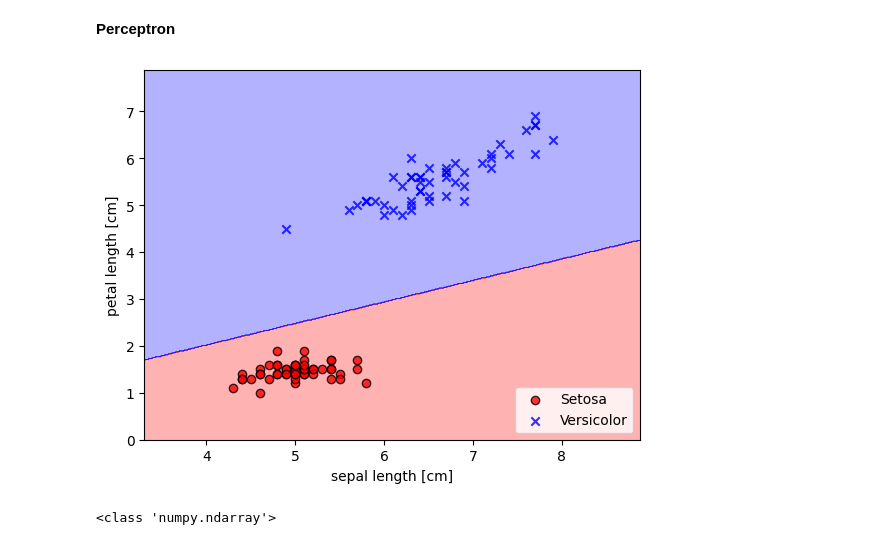
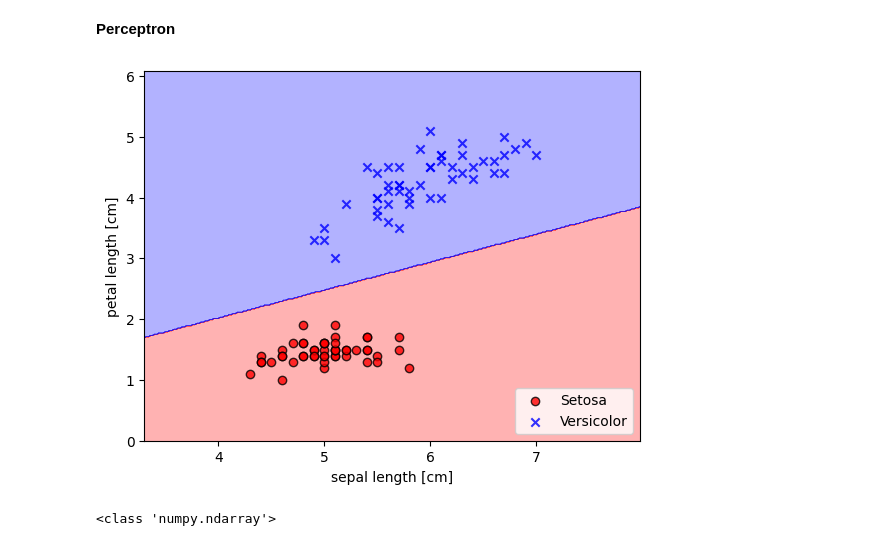
Before and after one commit to ander9991/CS-GY-6923-Machine-Learning, a Jupyter notebook: Steven_Granaturov_Assignment02.ipynb, the cells around one changed output. Drawn from its saved outputs; the diff is of its cells as text; code cells hidden in the pictures.

```diff
--- a/Steven_Granaturov_Assignment02.ipynb
+++ b/Steven_Granaturov_Assignment02.ipynb
@@ -139,35 +138,35 @@ def plot_decision_regions(X, y, classifier, resolution=0.02):
     # plot the decision surface
     x1_min, x1_max = X[:, 0].min() - 1, X[:, 0].max() + 1
     x2_min, x2_max = X[:, 1].min() - 1, X[:, 1].max() + 1
     xx1, xx2 = np.meshgrid(np.arange(x1_min, x1_max, resolution),
                            np.arange(x2_min, x2_max, resolution))
     Z = classifier.predict(np.array([xx1.ravel(), xx2.ravel()]).T)
     Z = Z.reshape(xx1.shape)
     plt.contourf(xx1, xx2, Z, alpha=0.3, cmap=cmap)
     plt.xlim(xx1.min(), xx1.max())
     plt.ylim(xx2.min(), xx2.max())
 
     # plot class examples
     for idx, cl in enumerate(np.unique(y)):
         plt.scatter(x=X[y == cl, 0],
                     y=X[y == cl, 1],
                     alpha=0.8,
                     c=colors[idx],
                     marker=markers[idx],
                     label=cl,
                     edgecolor='black')
-plot_decision_regions(X, y, classifier=perceptron_model)
+plot_decision_regions(X_percep1, y_percep1, classifier=perceptron_model)
 plt.xlabel('sepal length [cm]')
 plt.ylabel('petal length [cm]')
 
 L = plt.legend(loc = 'lower right')
 L.get_texts()[0].set_text("Setosa")
 L.get_texts()[1].set_text("Versicolor")
 
 # plt.savefig('images/02_08.png', dpi=300)
 plt.show()
 # %% [output]
-[figure, old version]
+[figure, new version]
 # %%
 # Selecting X & y values from setosa & virginica (sepal length vs petal length)
 y1 = Iris.iloc[0:50, 4].values
```
Also changed, not shown: parts of 3 cells of this notebook.
